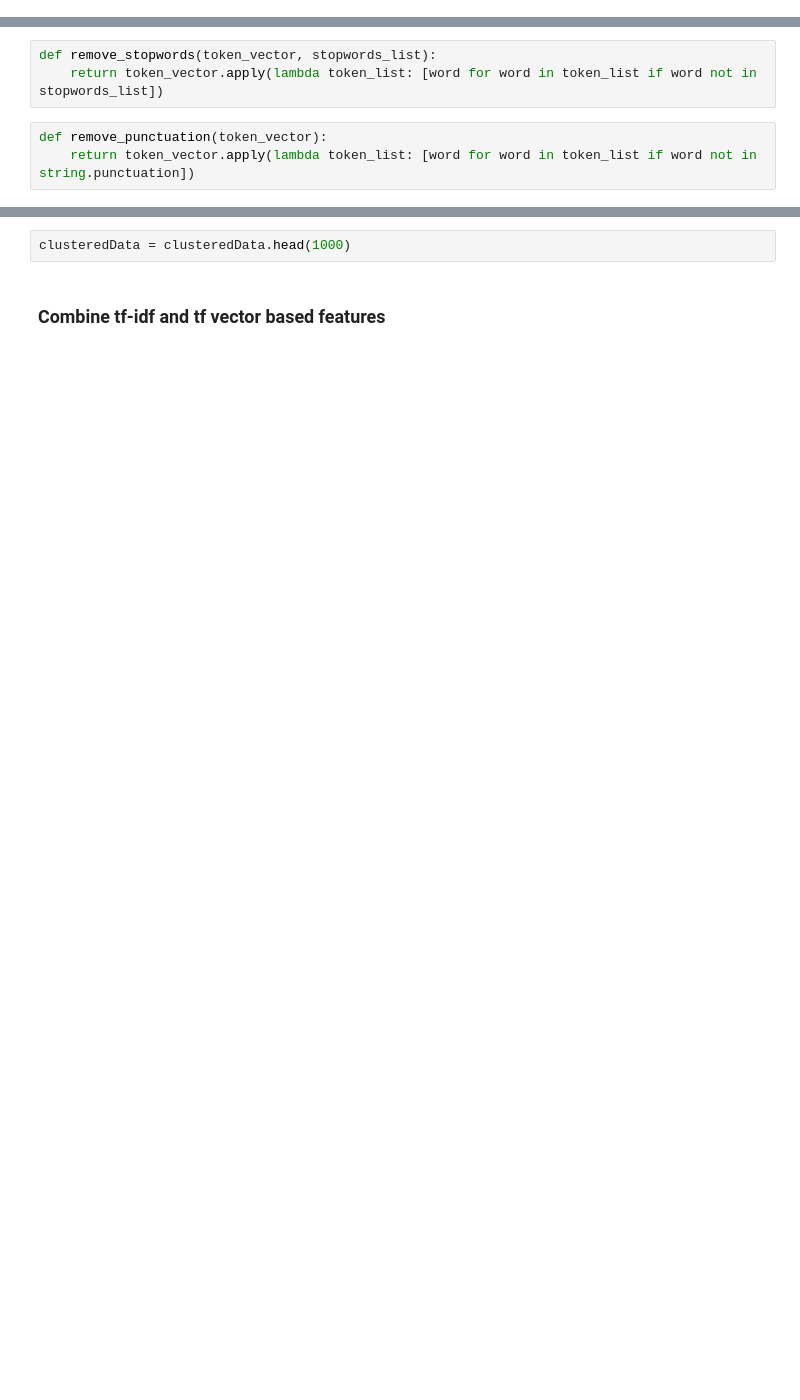
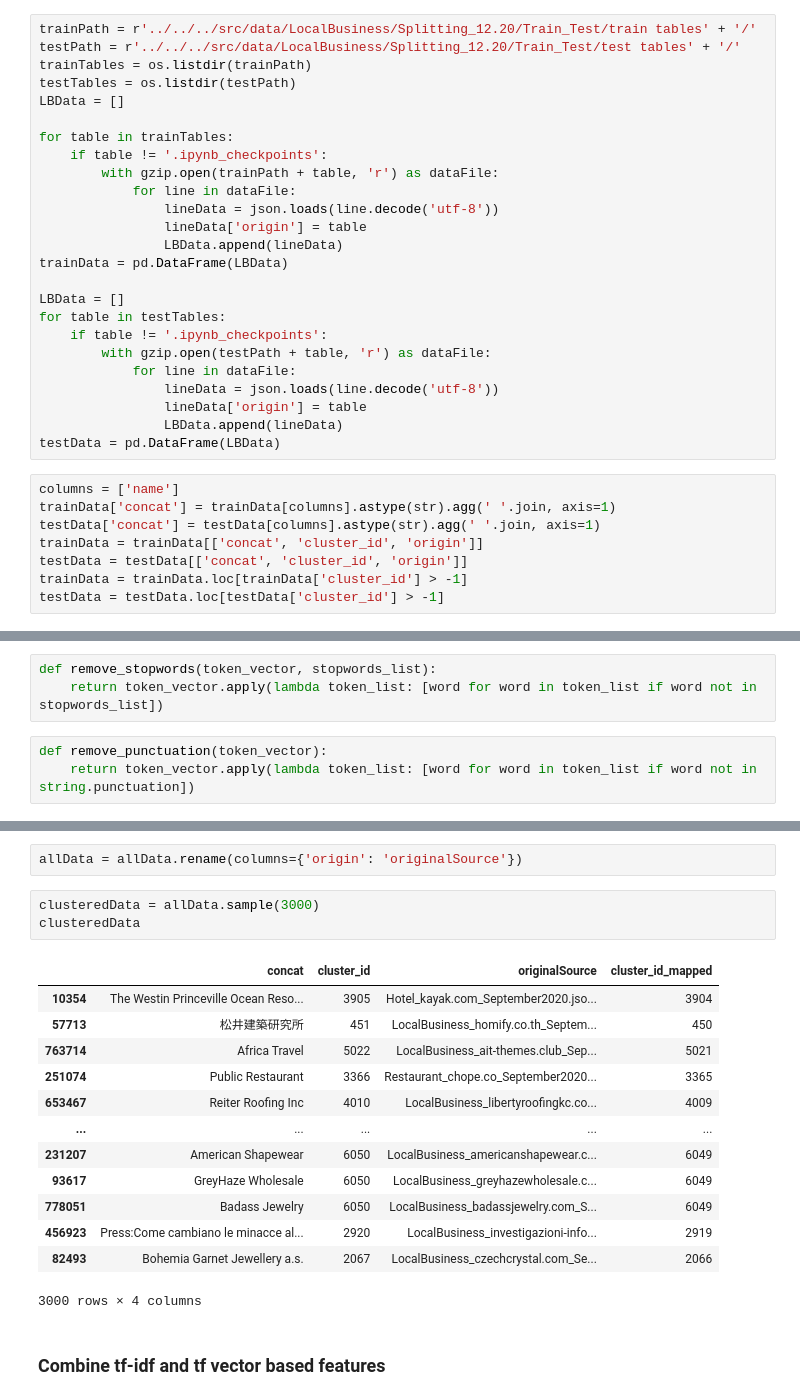
Before and after one commit to NiklasSabel/data_integration_using_deep_learning, a Jupyter notebook: notebooks/Entity/LocalBusiness/Baseline Random Forest- LocalBusiness.ipynb, the cells around one changed output, grey strips where cells are left out. Saved outputs shown, nothing was run; the diff lists cells and outputs as text; blank space fills up the shorter version.

```diff
--- a/notebooks/Entity/LocalBusiness/Baseline Random Forest- LocalBusiness.ipynb
+++ b/notebooks/Entity/LocalBusiness/Baseline Random Forest- LocalBusiness.ipynb
@@ -50,0 +17,33 @@ data
+# %%
+trainPath = r'../../../src/data/LocalBusiness/Splitting_12.20/Train_Test/train tables' + '/'
+testPath = r'../../../src/data/LocalBusiness/Splitting_12.20/Train_Test/test tables' + '/'
+trainTables = os.listdir(trainPath)
+testTables = os.listdir(testPath)
+LBData = []
+
+for table in trainTables:
+    if table != '.ipynb_checkpoints':
+        with gzip.open(trainPath + table, 'r') as dataFile:
+            for line in dataFile:
+                lineData = json.loads(line.decode('utf-8'))
+                lineData['origin'] = table
+                LBData.append(lineData)
+trainData = pd.DataFrame(LBData)
+
+LBData = []
+for table in testTables:
+    if table != '.ipynb_checkpoints':
+        with gzip.open(testPath + table, 'r') as dataFile:
+            for line in dataFile:
+                lineData = json.loads(line.decode('utf-8'))
+                lineData['origin'] = table
+                LBData.append(lineData)
+testData = pd.DataFrame(LBData)
+# %%
+columns = ['name']
+trainData['concat'] = trainData[columns].astype(str).agg(' '.join, axis=1)
+testData['concat'] = testData[columns].astype(str).agg(' '.join, axis=1)
+trainData = trainData[['concat', 'cluster_id', 'origin']]
+testData = testData[['concat', 'cluster_id', 'origin']]
+trainData = trainData.loc[trainData['cluster_id'] > -1]
+testData = testData.loc[testData['cluster_id'] > -1]
@@ -91,5 +73,22 @@ clusteredData.head(1000)
-# %%
-clusteredData = clusteredData.head(1000)
+# %%
+allData = allData.rename(columns={'origin': 'originalSource'})
+# %%
+clusteredData = allData.sample(3000)
+clusteredData
+# %% [output]
+|  | concat | cluster_id | originalSource | cluster_id_mapped |
+| 10354 | The Westin Princeville Ocean Reso... | 3905 | Hotel_kayak.com_September2020.jso... | 3904 |
+| 57713 | 松井建築研究所 | 451 | LocalBusiness_homify.co.th_Septem... | 450 |
+| 763714 | Africa Travel | 5022 | LocalBusiness_ait-themes.club_Sep... | 5021 |
+| 251074 | Public Restaurant | 3366 | Restaurant_chope.co_September2020... | 3365 |
+| 653467 | Reiter Roofing Inc | 4010 | LocalBusiness_libertyroofingkc.co... | 4009 |
+| ... | ... | ... | ... | ... |
+| 231207 | American Shapewear | 6050 | LocalBusiness_americanshapewear.c... | 6049 |
+| 93617 | GreyHaze Wholesale | 6050 | LocalBusiness_greyhazewholesale.c... | 6049 |
+| 778051 | Badass Jewelry | 6050 | LocalBusiness_badassjewelry.com_S... | 6049 |
+| 456923 | Press:Come cambiano le minacce al... | 2920 | LocalBusiness_investigazioni-info... | 2919 |
+| 82493 | Bohemia Garnet Jewellery a.s. | 2067 | LocalBusiness_czechcrystal.com_Se... | 2066 |
+3000 rows × 4 columns
 # %% [markdown]
 ### Combine tf-idf and tf vector based features
 # %%
```
Also changed, not shown: parts of 19 cells of this notebook, 13 other files.
